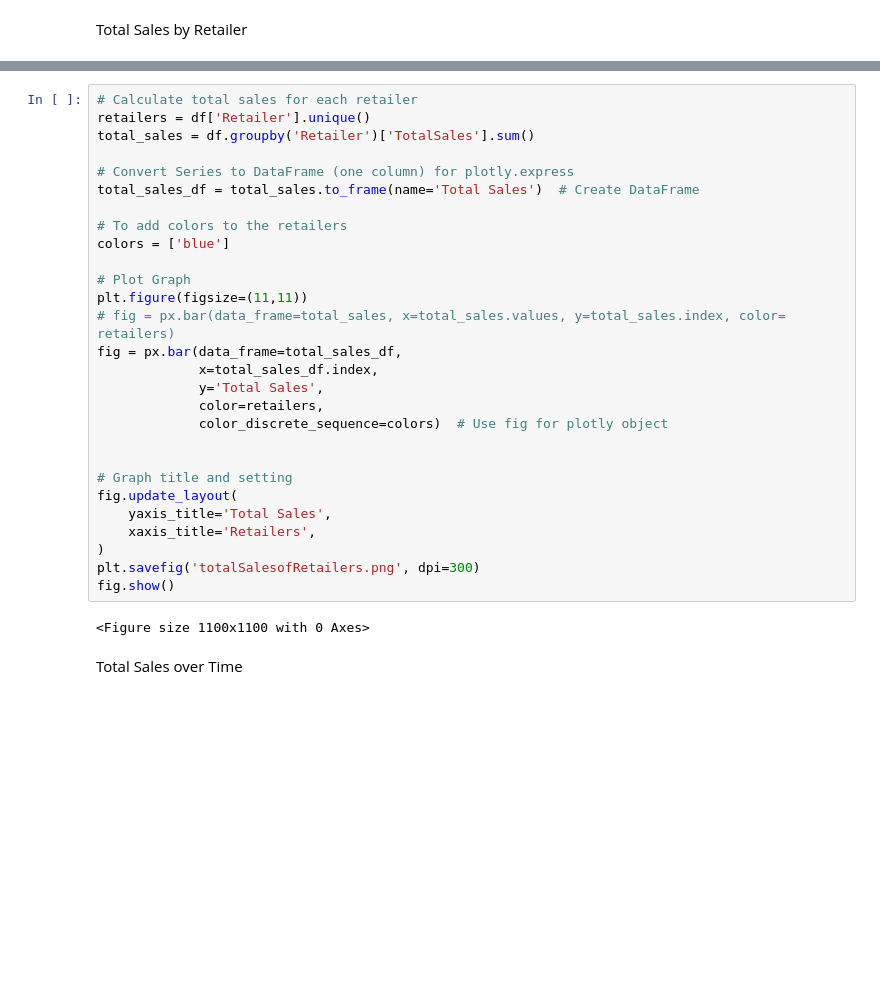
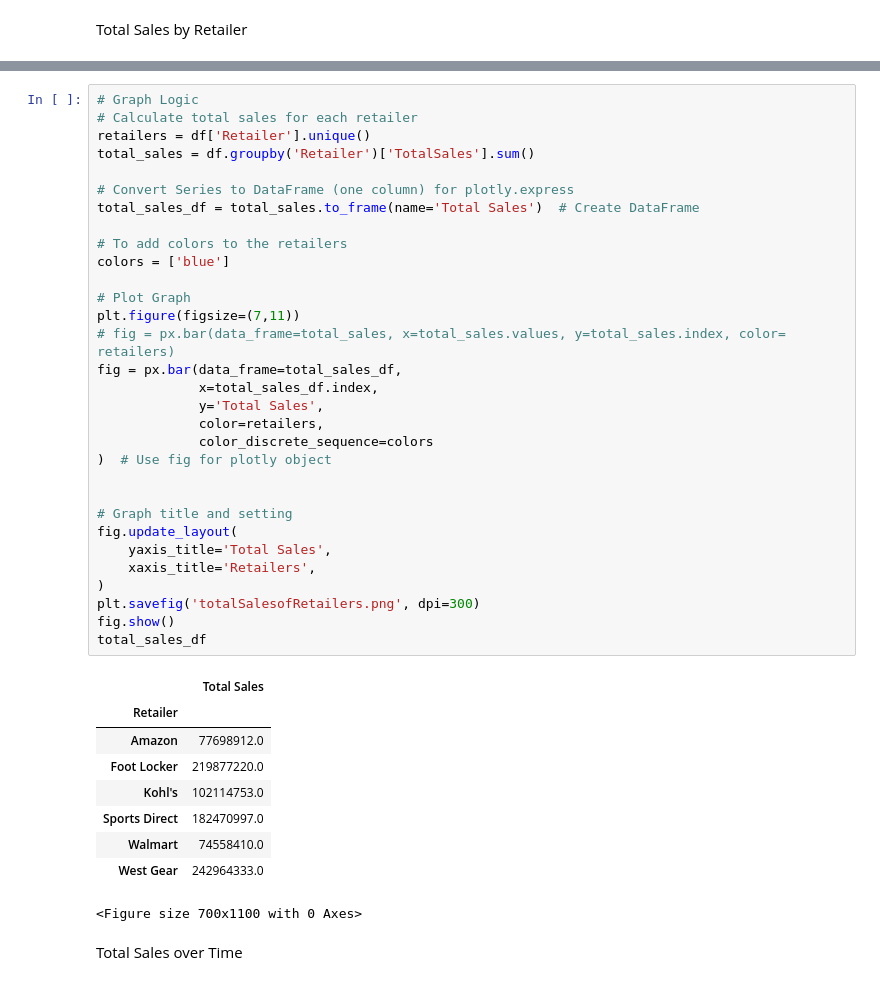
Before and after one commit to juto-shogan/adidas-Analysis, a Jupyter notebook: addidas.ipynb, the cells around one changed output, grey strips where cells are left out. Drawn from its saved outputs; the diff is of its cells as text; blank space fills up the shorter version.

```diff
--- a/addidas.ipynb
+++ b/addidas.ipynb
@@ -19,33 +44,44 @@ print(df.groupby('Retailer')['TotalSales'].sum().sort_values(axis=0, ascending=F
 # %%
+# Graph Logic
 # Calculate total sales for each retailer
 retailers = df['Retailer'].unique()
 total_sales = df.groupby('Retailer')['TotalSales'].sum()
 
 # Convert Series to DataFrame (one column) for plotly.express
 total_sales_df = total_sales.to_frame(name='Total Sales')  # Create DataFrame
 
 # To add colors to the retailers
 colors = ['blue']
 
 # Plot Graph
-plt.figure(figsize=(11,11))
+plt.figure(figsize=(7,11))
 # fig = px.bar(data_frame=total_sales, x=total_sales.values, y=total_sales.index, color= retailers)
 fig = px.bar(data_frame=total_sales_df,
              x=total_sales_df.index,
              y='Total Sales',
              color=retailers,
-             color_discrete_sequence=colors)  # Use fig for plotly object
+             color_discrete_sequence=colors
+)  # Use fig for plotly object
 
 
 # Graph title and setting
 fig.update_layout(
     yaxis_title='Total Sales',
     xaxis_title='Retailers',
 )
 plt.savefig('totalSalesofRetailers.png', dpi=300)
 fig.show()
+total_sales_df
 # %% [output]
+|  | Total Sales |
+| Retailer |  |
+| Amazon | 77698912.0 |
+| Foot Locker | 219877220.0 |
+| Kohl's | 102114753.0 |
+| Sports Direct | 182470997.0 |
+| Walmart | 74558410.0 |
+| West Gear | 242964333.0 |
-<Figure size 1100x1100 with 0 Axes>
+<Figure size 700x1100 with 0 Axes>
 # %% [markdown]
 Total Sales over Time
 # %%
```
Also changed, not shown: parts of 9 cells of this notebook, 2 other files.
